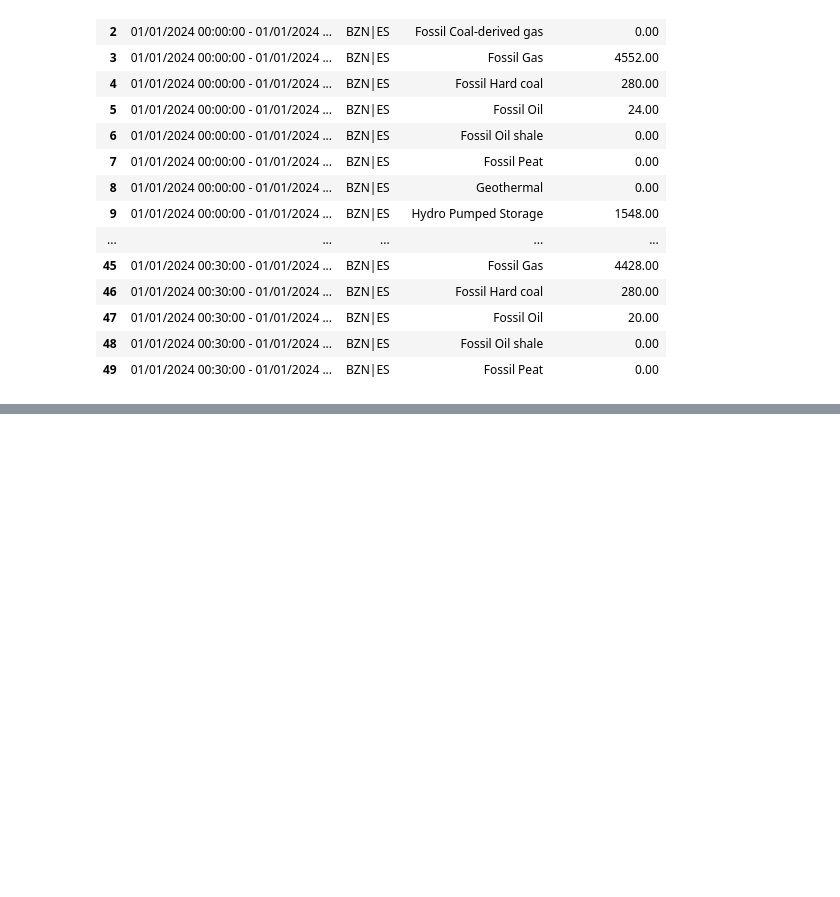
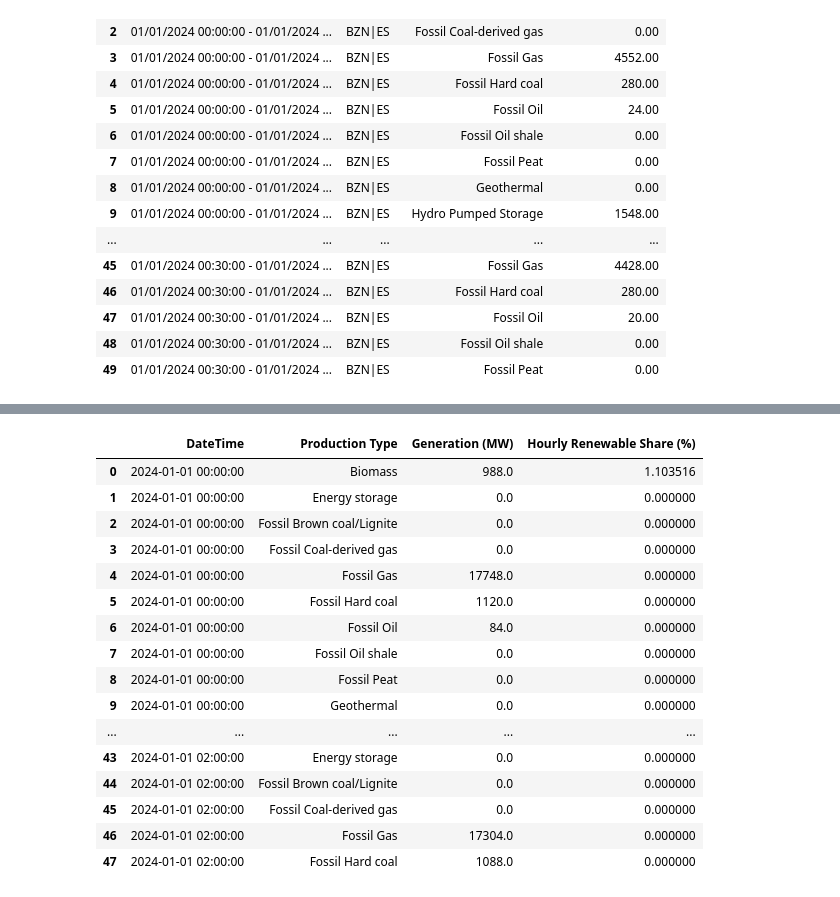
Before and after one commit to saeed-sohbatloo/Data-Engineering1-Final-Project, a Jupyter notebook: notebooks/Data Engeenering final Project.ipynb, the cells around one changed output, grey strips where cells are left out. Saved outputs shown, nothing was run; the diff lists cells and outputs as text; code cells hidden in the pictures; blank space fills up the shorter version.

```diff
--- a/notebooks/Data Engeenering final Project.ipynb
+++ b/notebooks/Data Engeenering final Project.ipynb
@@ -74,0 +40,6 @@ df_price.head(50)
+# %%
+# Split the 'MTU (CET/CEST)' column into 'Start Time' and 'End Time'
+df_gen[["Start TimeFrame", "End TimeFrame"]] = df_gen["MTU (CET/CEST)"].str.split(" - ", expand=True)
+
+# Remove the 'MTU (CET/CEST)' column
+df_gen = df_gen.drop(columns=["MTU (CET/CEST)"])
@@ -74,0 +96,41 @@ df_price.head(50)
+# %%
+# Step 0: Define renewable production types
+renewable_types = ['Biomass', 'Hydro Pumped Storage', 'Hydro Run-of-river and poundage', 'Hydro Water Reservoir', 'Other renewable', 'Solar', 'Wind Offshore', 'Wind Onshore']
+
+# Step 1: Group the data by hour and production type, summing the generation
+df_gen_hourly = df_gen.groupby(['DateTime', 'Production Type'], as_index=False)['Generation (MW)'].sum()
+
+# Step 2: Create the 'Is Renewable' column in the grouped dataframe
+df_gen_hourly['Is Renewable'] = df_gen_hourly['Production Type'].isin(renewable_types)
+
+# Step 3: Calculate total generation per hour
+df_gen_hourly['Total Generation (MW)'] = df_gen_hourly.groupby('DateTime')['Generation (MW)'].transform('sum')
+
+# Step 4: Calculate renewable generation per hour
+df_gen_hourly['Renewable Generation (MW)'] = df_gen_hourly.apply(
+    lambda row: row['Generation (MW)'] if row['Is Renewable'] else 0, axis=1
+)
+
+# Step 5: Calculate the share of renewable generation
+df_gen_hourly['Hourly Renewable Share (%)'] = (df_gen_hourly['Renewable Generation (MW)'] / df_gen_hourly['Total Generation (MW)']) * 100
+
+# Display the result
+df_gen_hourly[['DateTime', 'Production Type', 'Generation (MW)', 'Hourly Renewable Share (%)']].head(48)
+# %% [output]
+|  | DateTime | Production Type | Generation (MW) | Hourly Renewable Share (%) |
+| 0 | 2024-01-01 00:00:00 | Biomass | 988.0 | 1.103516 |
+| 1 | 2024-01-01 00:00:00 | Energy storage | 0.0 | 0.000000 |
+| 2 | 2024-01-01 00:00:00 | Fossil Brown coal/Lignite | 0.0 | 0.000000 |
+| 3 | 2024-01-01 00:00:00 | Fossil Coal-derived gas | 0.0 | 0.000000 |
+| 4 | 2024-01-01 00:00:00 | Fossil Gas | 17748.0 | 0.000000 |
+| 5 | 2024-01-01 00:00:00 | Fossil Hard coal | 1120.0 | 0.000000 |
+| 6 | 2024-01-01 00:00:00 | Fossil Oil | 84.0 | 0.000000 |
+| 7 | 2024-01-01 00:00:00 | Fossil Oil shale | 0.0 | 0.000000 |
+| 8 | 2024-01-01 00:00:00 | Fossil Peat | 0.0 | 0.000000 |
+| 9 | 2024-01-01 00:00:00 | Geothermal | 0.0 | 0.000000 |
+| ... | ... | ... | ... | ... |
+| 43 | 2024-01-01 02:00:00 | Energy storage | 0.0 | 0.000000 |
+| 44 | 2024-01-01 02:00:00 | Fossil Brown coal/Lignite | 0.0 | 0.000000 |
+| 45 | 2024-01-01 02:00:00 | Fossil Coal-derived gas | 0.0 | 0.000000 |
+| 46 | 2024-01-01 02:00:00 | Fossil Gas | 17304.0 | 0.000000 |
+| 47 | 2024-01-01 02:00:00 | Fossil Hard coal | 1088.0 | 0.000000 |
```
Also changed, not shown: parts of 11 cells of this notebook, 1 other file.
